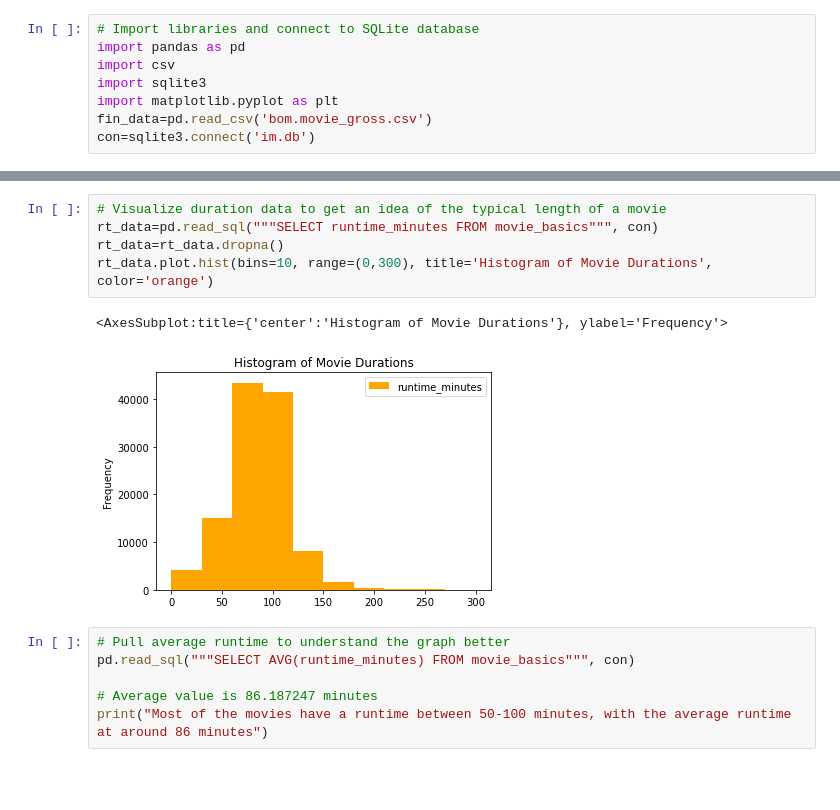
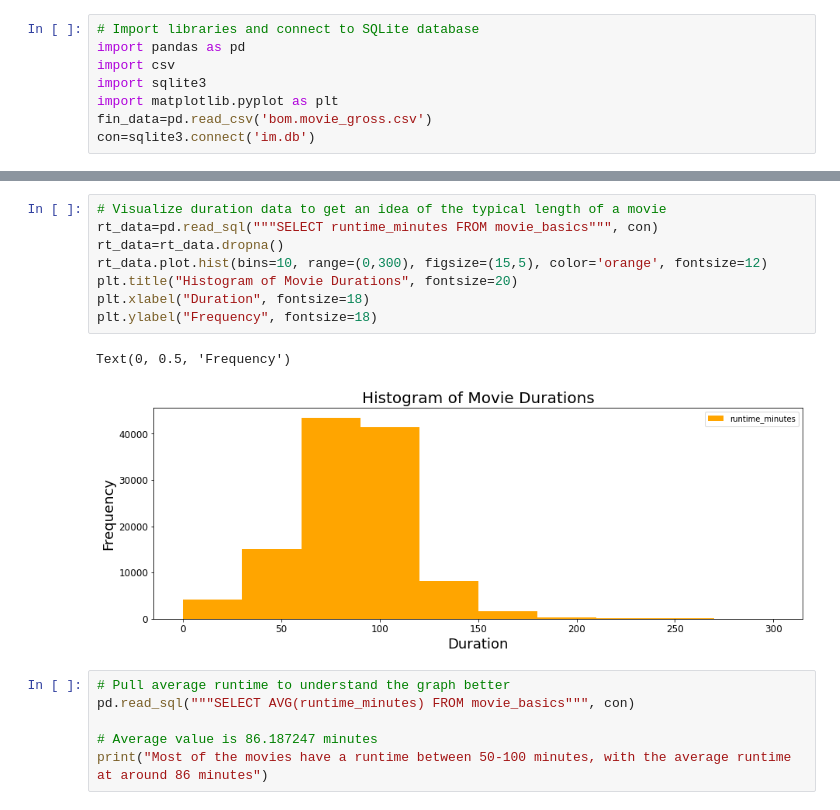
Before and after one commit to keziasetokusumo/microsoft_movie_analysis_project, a Jupyter notebook: movie_analysis_jupyternotebook.ipynb, the cells around one changed output, grey strips where cells are left out. Drawn from its saved outputs; the diff is of its cells as text; blank space fills up the shorter version.

```diff
--- a/movie_analysis_jupyternotebook.ipynb
+++ b/movie_analysis_jupyternotebook.ipynb
@@ -27,11 +32,14 @@ con=sqlite3.connect('im.db')
 # %%
 # Visualize duration data to get an idea of the typical length of a movie
 rt_data=pd.read_sql("""SELECT runtime_minutes FROM movie_basics""", con)
 rt_data=rt_data.dropna()
-rt_data.plot.hist(bins=10, range=(0,300), title='Histogram of Movie Durations', color='orange')
+rt_data.plot.hist(bins=10, range=(0,300), figsize=(15,5), color='orange', fontsize=12)
+plt.title("Histogram of Movie Durations", fontsize=20)
+plt.xlabel("Duration", fontsize=18)
+plt.ylabel("Frequency", fontsize=18)
 # %% [output]
-<AxesSubplot:title={'center':'Histogram of Movie Durations'}, ylabel='Frequency'>
+Text(0, 0.5, 'Frequency')
-[figure, old version]
+[figure, new version]
 # %%
 # Pull average runtime to understand the graph better
 pd.read_sql("""SELECT AVG(runtime_minutes) FROM movie_basics""", con)
```
Also changed, not shown: parts of 22 cells of this notebook.
